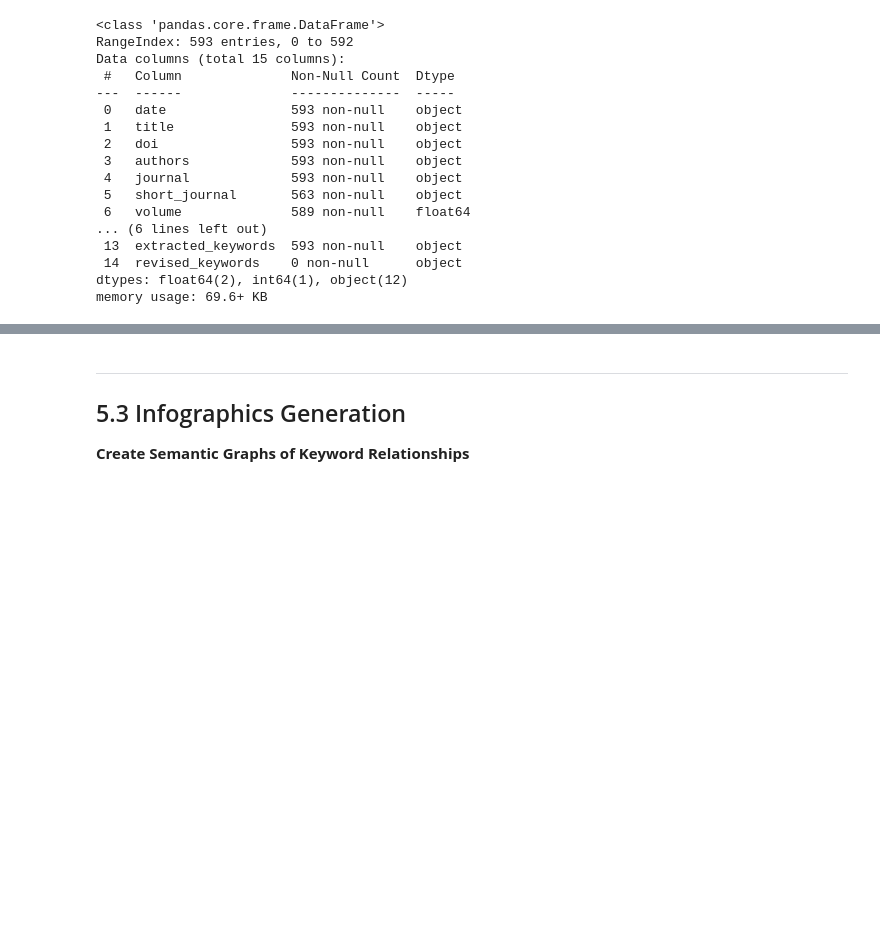
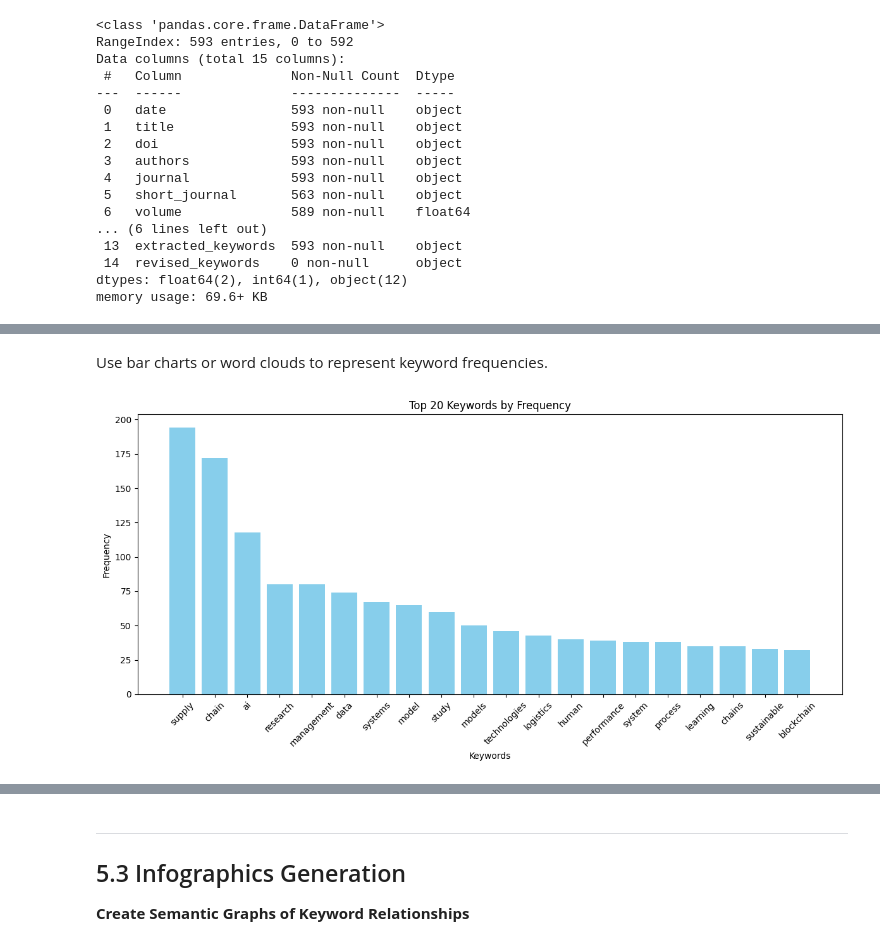
Before and after one commit to skazo4nick/tsi-sota-ai, a Jupyter notebook: notebooks/1_keywords_analysis.ipynb, the cells around one changed output, grey strips where cells are left out. Cells and saved outputs as stored; diff of their text form; code cells hidden in the pictures; blank space fills up the shorter version.

```diff
--- a/notebooks/1_keywords_analysis.ipynb
+++ b/notebooks/1_keywords_analysis.ipynb
@@ -609,0 +554,8 @@ tfidf_matrix = tfidf_vectorizer.fit_transform(cleaned_texts)
+# %%
+import pandas as pd
+
+# Read the JSON file into a DataFrame
+references_keywords_df = pd.read_json('/Users/max/Documents/Code/tsi-sota-ai/data/references_with_keywords_gemini.json', orient='records', lines=True)
+
+# Display the first few rows of the DataFrame
+references_keywords_df.head()
@@ -609,0 +608,14 @@ tfidf_matrix = tfidf_vectorizer.fit_transform(cleaned_texts)
+# %%
+# Assuming references_keywords_df is already loaded
+# Flatten the list of keywords
+all_keywords = [keyword for keywords_list in references_keywords_df['extracted_keywords'] for keyword in keywords_list]
+
+# Calculate keyword frequencies
+keyword_counts = Counter(all_keywords)
+
+# Create a DataFrame from the keyword counts
+keyword_freq_df = pd.DataFrame(keyword_counts.items(), columns=['keyword', 'frequency']).sort_values(by='frequency', ascending=False)
+# %%
+# Display top 20 keywords
+top_keywords = keyword_freq_df.head(20)
+print(top_keywords)
@@ -610 +640,15 @@ tfidf_matrix = tfidf_vectorizer.fit_transform(cleaned_texts)
+# %% [markdown]
+Use bar charts or word clouds to represent keyword frequencies.
+# %%
+# Plotting Bar Chart of Top Keywords
+plt.figure(figsize=(12, 6))
+plt.bar(top_keywords['keyword'], top_keywords['frequency'], color='skyblue')
+plt.xlabel('Keywords')
+plt.ylabel('Frequency')
+plt.title('Top 20 Keywords by Frequency')
+plt.xticks(rotation=45)
+plt.tight_layout()
+plt.show()
+# %% [output]
+[figure, added]
 # %%
```
Also changed, not shown: parts of 27 cells of this notebook.
